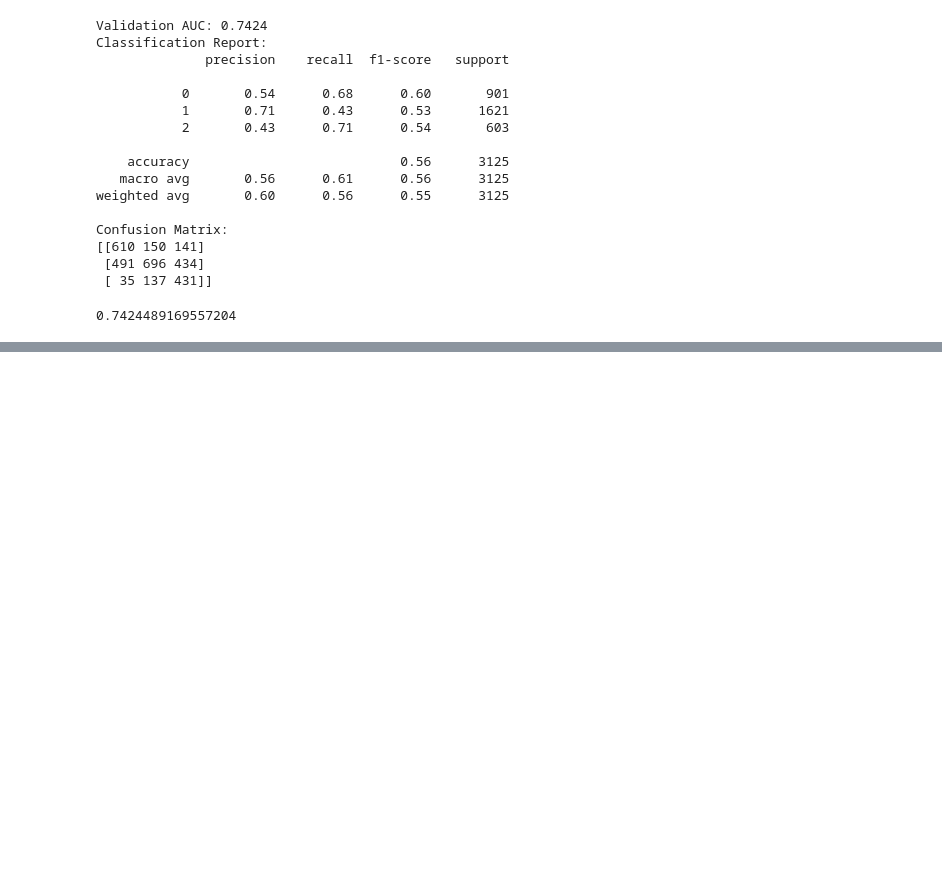
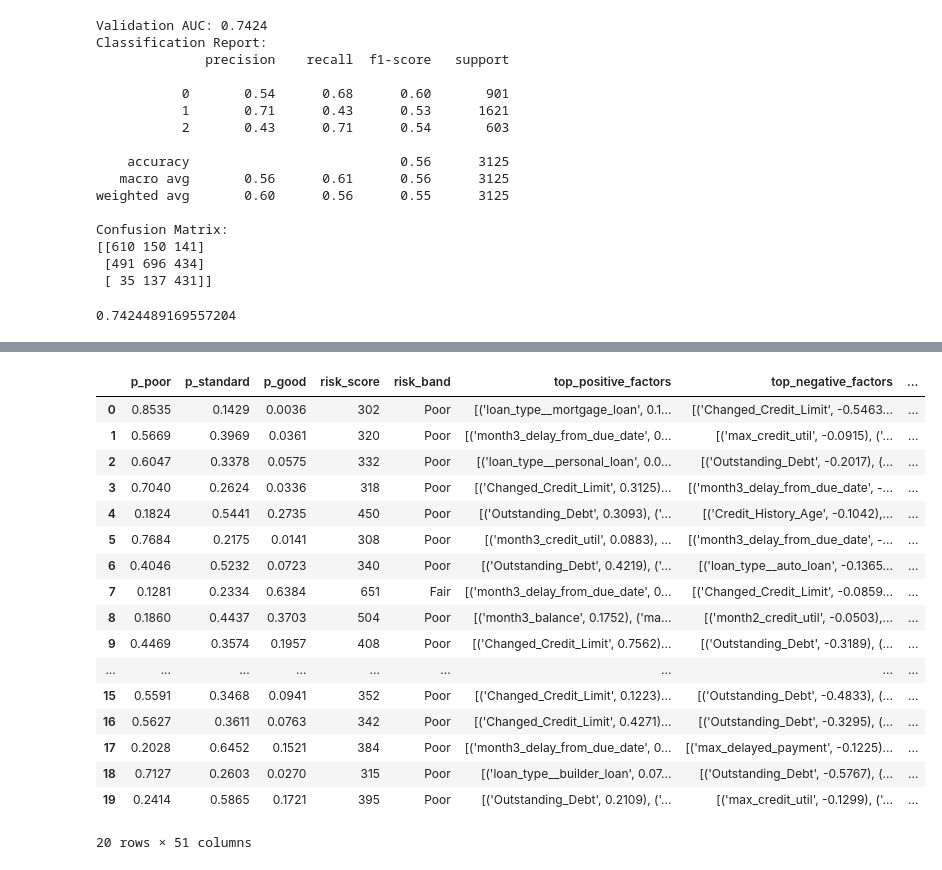
Before and after one commit to josephine-amponsah/credit-scoring-nlp-dl, a Jupyter notebook: deep_learning.ipynb, the cells around one changed output, grey strips where cells are left out. Drawn from its saved outputs; the diff is of its cells as text; code cells hidden in the pictures; blank space fills up the shorter version.

Commit message:
predicted probability calibration and score design

```diff
--- a/deep_learning.ipynb
+++ b/deep_learning.ipynb
@@ -449,0 +471,4 @@ lstm_eval_result
+# %%
+# Build the wrapper
+wrapped_model = LSTMWrapper(lstm_clf, cat_cols, num_cols).to(device)
+wrapped_model.eval()
@@ -449,0 +600,22 @@ lstm_eval_result
+# %%
+
+# Calibrate
+temp_scaler = TemperatureScaler()
+temp_scaler.fit(lstm_clf, val_loader, device)
+
+# Get calibrated probabilities for the test set
+def get_calibrated_probs(model, scaler, val_loader, device):
+    model.eval(); scaler.eval()
+    probs_list, labels_list = [], []
+    with torch.no_grad():
+        for cb, num_b, yb in val_loader:
+            cb, num_b = cb.to(device), num_b.to(device)
+            logits   = model(cb, num_b)
+            scaled   = scaler(logits)
+            probs    = torch.softmax(scaled, dim=1).cpu()
+            probs_list.append(probs)
+            labels_list.append(yb)
+    return torch.cat(probs_list).numpy(), torch.cat(labels_list).numpy()
+
+cal_probs, true_labels = get_calibrated_probs(lstm_clf, temp_scaler, val_loader, device)
+# cal_probs shape: (n_test, 3)  — columns: [P(Poor), P(Standard), P(Good)]
@@ -449,0 +693,3 @@ lstm_eval_result
+# %%
+scorecard_df = build_risk_score(cal_probs, shap_values_fixed, feature_names)
+print(scorecard_df[["risk_score", "risk_band", "top_positive_factors", "top_negative_factors"]].head())
@@ -449,0 +710,21 @@ lstm_eval_result
+# %%
+scorecard_df.head(20)
+# %% [output]
+|  | p_poor | p_standard | p_good | risk_score | risk_band | top_positive_factors | top_negative_factors | ... |
+| 0 | 0.8535 | 0.1429 | 0.0036 | 302 | Poor | [('loan_type__mortgage_loan', 0.1... | [('Changed_Credit_Limit', -0.5463... | ... |
+| 1 | 0.5669 | 0.3969 | 0.0361 | 320 | Poor | [('month3_delay_from_due_date', 0... | [('max_credit_util', -0.0915), ('... | ... |
+| 2 | 0.6047 | 0.3378 | 0.0575 | 332 | Poor | [('loan_type__personal_loan', 0.0... | [('Outstanding_Debt', -0.2017), (... | ... |
+| 3 | 0.7040 | 0.2624 | 0.0336 | 318 | Poor | [('Changed_Credit_Limit', 0.3125)... | [('month3_delay_from_due_date', -... | ... |
+| 4 | 0.1824 | 0.5441 | 0.2735 | 450 | Poor | [('Outstanding_Debt', 0.3093), ('... | [('Credit_History_Age', -0.1042),... | ... |
+| 5 | 0.7684 | 0.2175 | 0.0141 | 308 | Poor | [('month3_credit_util', 0.0883), ... | [('month3_delay_from_due_date', -... | ... |
+| 6 | 0.4046 | 0.5232 | 0.0723 | 340 | Poor | [('Outstanding_Debt', 0.4219), ('... | [('loan_type__auto_loan', -0.1365... | ... |
+| 7 | 0.1281 | 0.2334 | 0.6384 | 651 | Fair | [('month3_delay_from_due_date', 0... | [('Changed_Credit_Limit', -0.0859... | ... |
+| 8 | 0.1860 | 0.4437 | 0.3703 | 504 | Poor | [('month3_balance', 0.1752), ('ma... | [('month2_credit_util', -0.0503),... | ... |
+| 9 | 0.4469 | 0.3574 | 0.1957 | 408 | Poor | [('Changed_Credit_Limit', 0.7562)... | [('Outstanding_Debt', -0.3189), (... | ... |
+| ... | ... | ... | ... | ... | ... | ... | ... | ... |
+| 15 | 0.5591 | 0.3468 | 0.0941 | 352 | Poor | [('Changed_Credit_Limit', 0.1223)... | [('Outstanding_Debt', -0.4833), (... | ... |
+| 16 | 0.5627 | 0.3611 | 0.0763 | 342 | Poor | [('Changed_Credit_Limit', 0.4271)... | [('Outstanding_Debt', -0.3295), (... | ... |
+| 17 | 0.2028 | 0.6452 | 0.1521 | 384 | Poor | [('month3_delay_from_due_date', 0... | [('max_delayed_payment', -0.1225)... | ... |
+| 18 | 0.7127 | 0.2603 | 0.0270 | 315 | Poor | [('loan_type__builder_loan', 0.07... | [('Outstanding_Debt', -0.5767), (... | ... |
+| 19 | 0.2414 | 0.5865 | 0.1721 | 395 | Poor | [('Outstanding_Debt', 0.2109), ('... | [('max_credit_util', -0.1299), ('... | ... |
+20 rows × 51 columns
```
Also changed, not shown: parts of 10 cells of this notebook, 3 other files.
